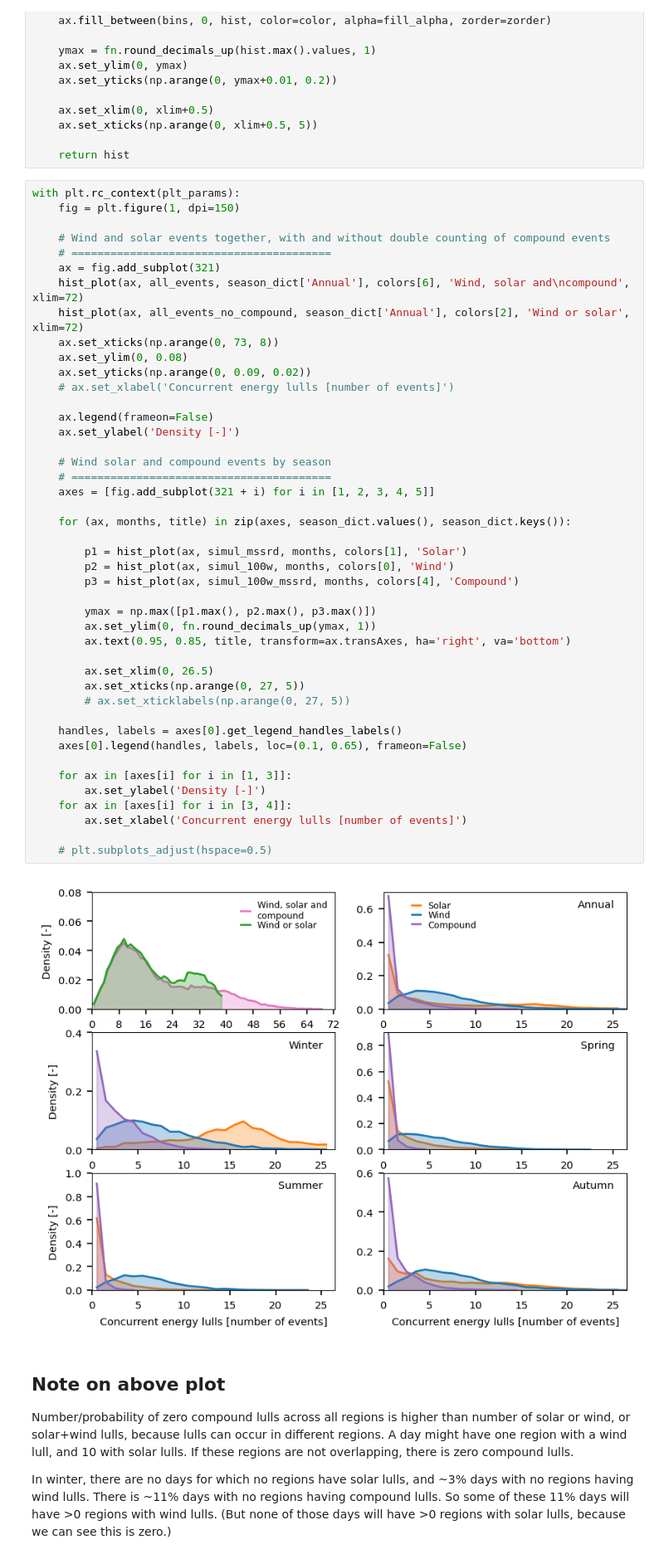
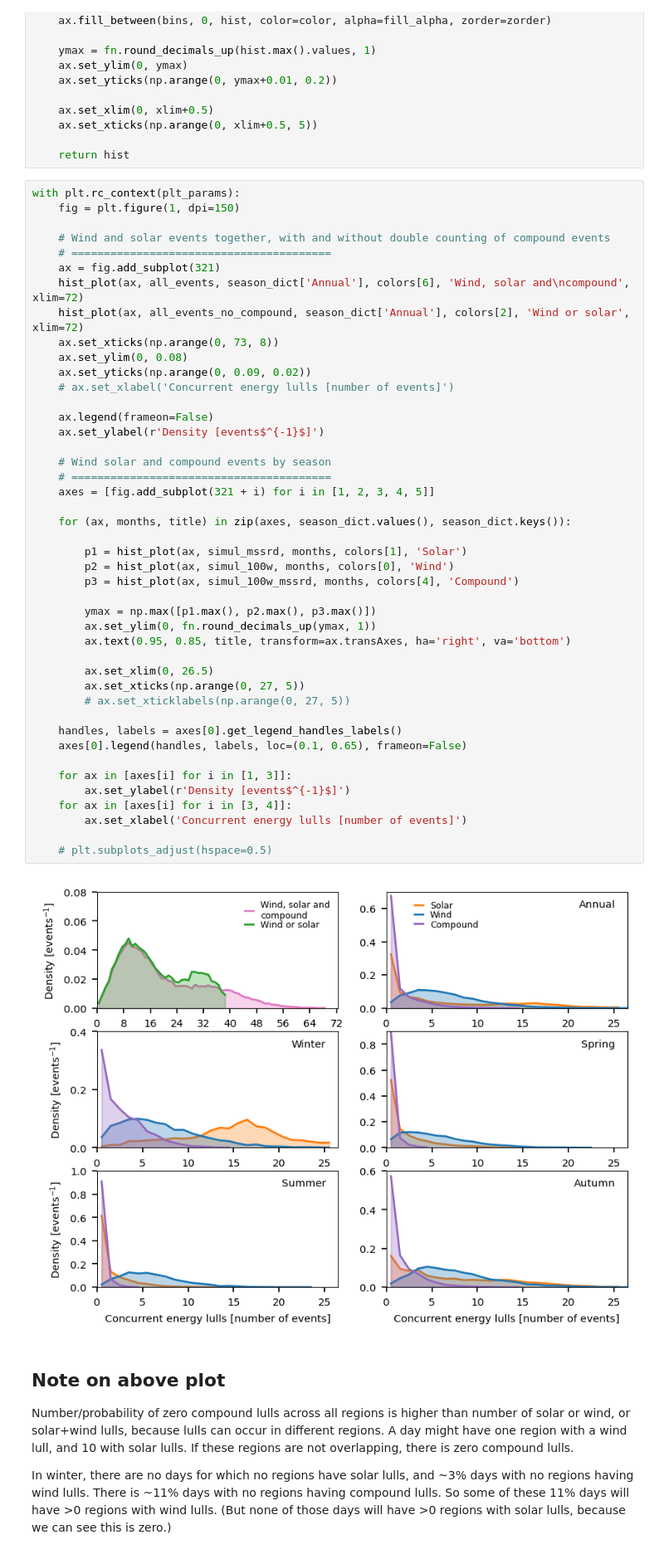
Before and after one commit to dougrichardson/Richardson_2023_energy, a Jupyter notebook: 1_energy_events.ipynb, the cells around one changed output. Shown at 83% size. Saved outputs shown, nothing was run; the diff lists cells and outputs as text.

Commit message:
Updated density units

```diff
--- a/1_energy_events.ipynb
+++ b/1_energy_events.ipynb
@@ -732,37 +732,37 @@ with plt.rc_context(plt_params):
     # ax.set_xlabel('Concurrent energy lulls [number of events]')
 
     ax.legend(frameon=False)
-    ax.set_ylabel('Density [-]')
+    ax.set_ylabel(r'Density [events$^{-1}$]')
 
     # Wind solar and compound events by season
     # ========================================
     axes = [fig.add_subplot(321 + i) for i in [1, 2, 3, 4, 5]]
 
     for (ax, months, title) in zip(axes, season_dict.values(), season_dict.keys()):
 
         p1 = hist_plot(ax, simul_mssrd, months, colors[1], 'Solar')
         p2 = hist_plot(ax, simul_100w, months, colors[0], 'Wind')
         p3 = hist_plot(ax, simul_100w_mssrd, months, colors[4], 'Compound')
 
         ymax = np.max([p1.max(), p2.max(), p3.max()])
         ax.set_ylim(0, fn.round_decimals_up(ymax, 1))
         ax.text(0.95, 0.85, title, transform=ax.transAxes, ha='right', va='bottom')
 
         ax.set_xlim(0, 26.5)
         ax.set_xticks(np.arange(0, 27, 5))
         # ax.set_xticklabels(np.arange(0, 27, 5))
 
     handles, labels = axes[0].get_legend_handles_labels()
     axes[0].legend(handles, labels, loc=(0.1, 0.65), frameon=False)
 
     for ax in [axes[i] for i in [1, 3]]:
-        ax.set_ylabel('Density [-]')
+        ax.set_ylabel(r'Density [events$^{-1}$]')
     for ax in [axes[i] for i in [3, 4]]:
         ax.set_xlabel('Concurrent energy lulls [number of events]')
 
     # plt.subplots_adjust(hspace=0.5)
 # %% [output]
-[figure, old version]
+[figure, new version]
 # %% [markdown]
 ## Note on above plot
 
```
Also changed, not shown: parts of 3 cells of this notebook, 4 other files.
